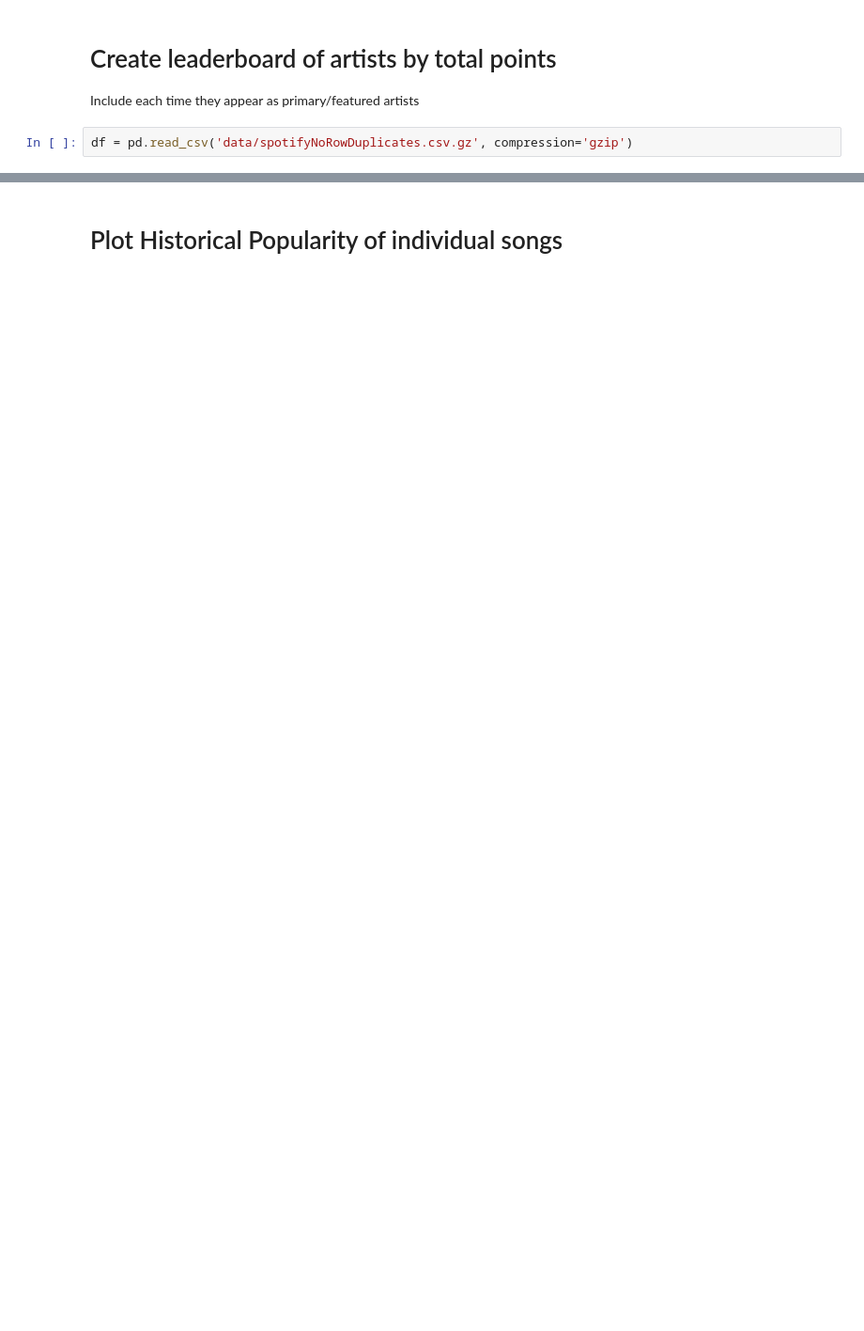
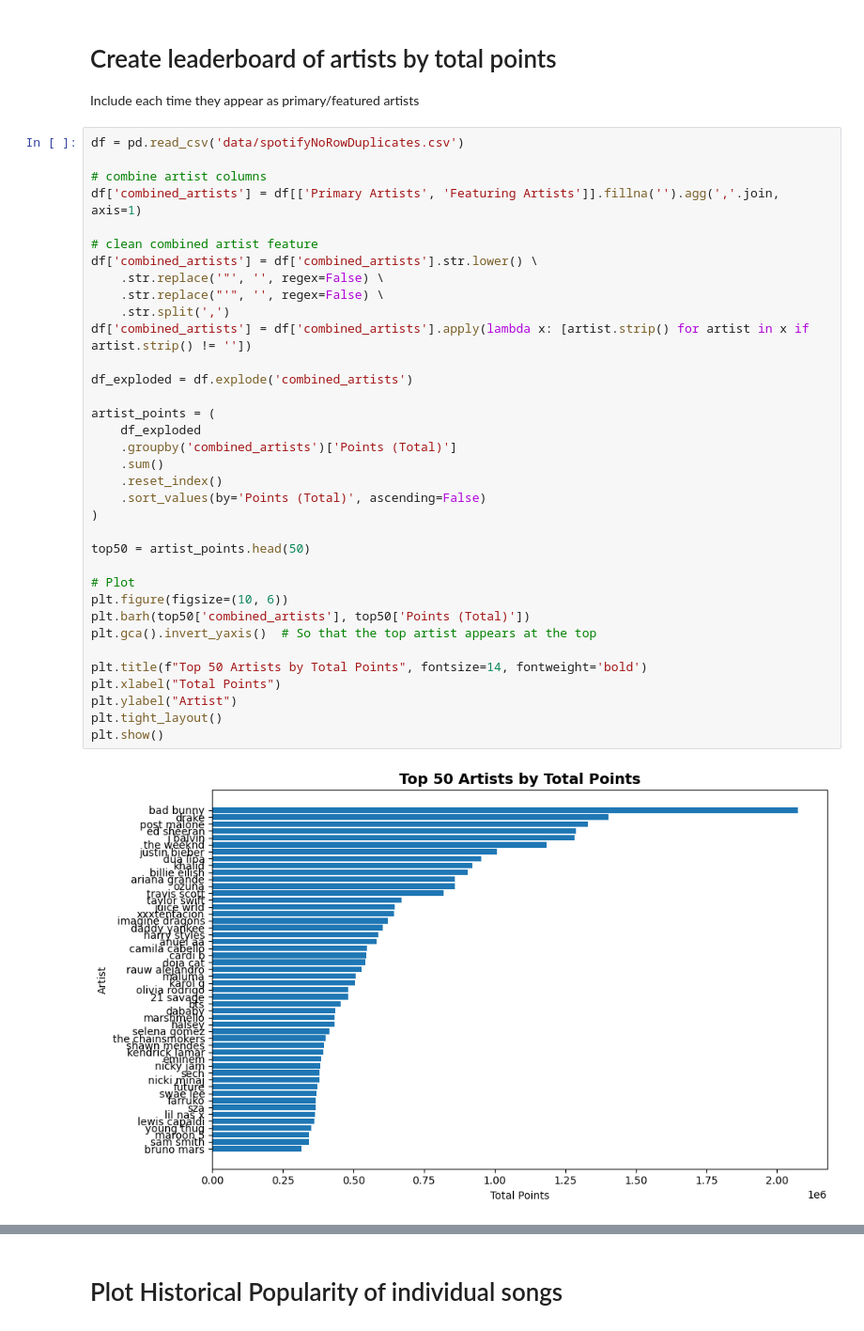
Before and after one commit to mickey59/AML_Spotify, a Jupyter notebook: genreExploration.ipynb, the cells around one changed output, grey strips where cells are left out. Shown: that part at 94% size. Cells and saved outputs as stored; diff of their text form; blank space fills up the shorter version.

Commit message:
additional data sciency exploration

```diff
--- a/genreExploration.ipynb
+++ b/genreExploration.ipynb
@@ -111,5 +84,40 @@ KeyError: Index(['Date'], dtype='object')
 # %% [markdown]
 # Create leaderboard of artists by total points
 Include each time they appear as primary/featured artists
-# %%
-df = pd.read_csv('data/spotifyNoRowDuplicates.csv.gz', compression='gzip')
+# %%
+df = pd.read_csv('data/spotifyNoRowDuplicates.csv')
+
+# combine artist columns
+df['combined_artists'] = df[['Primary Artists', 'Featuring Artists']].fillna('').agg(','.join, axis=1)
+
+# clean combined artist feature
+df['combined_artists'] = df['combined_artists'].str.lower() \
+    .str.replace('"', '', regex=False) \
+    .str.replace("'", '', regex=False) \
+    .str.split(',')
+df['combined_artists'] = df['combined_artists'].apply(lambda x: [artist.strip() for artist in x if artist.strip() != ''])
+
+df_exploded = df.explode('combined_artists')
+
+artist_points = (
+    df_exploded
+    .groupby('combined_artists')['Points (Total)']
+    .sum()
+    .reset_index()
+    .sort_values(by='Points (Total)', ascending=False)
+)
+
+top50 = artist_points.head(50)
+
+# Plot
+plt.figure(figsize=(10, 6))
+plt.barh(top50['combined_artists'], top50['Points (Total)'])
+plt.gca().invert_yaxis()  # So that the top artist appears at the top
+
+plt.title(f"Top 50 Artists by Total Points", fontsize=14, fontweight='bold')
+plt.xlabel("Total Points")
+plt.ylabel("Artist")
+plt.tight_layout()
+plt.show()
+# %% [output]
+[figure, added]
```
Also changed, not shown: parts of 7 cells of this notebook, 4 other files.
